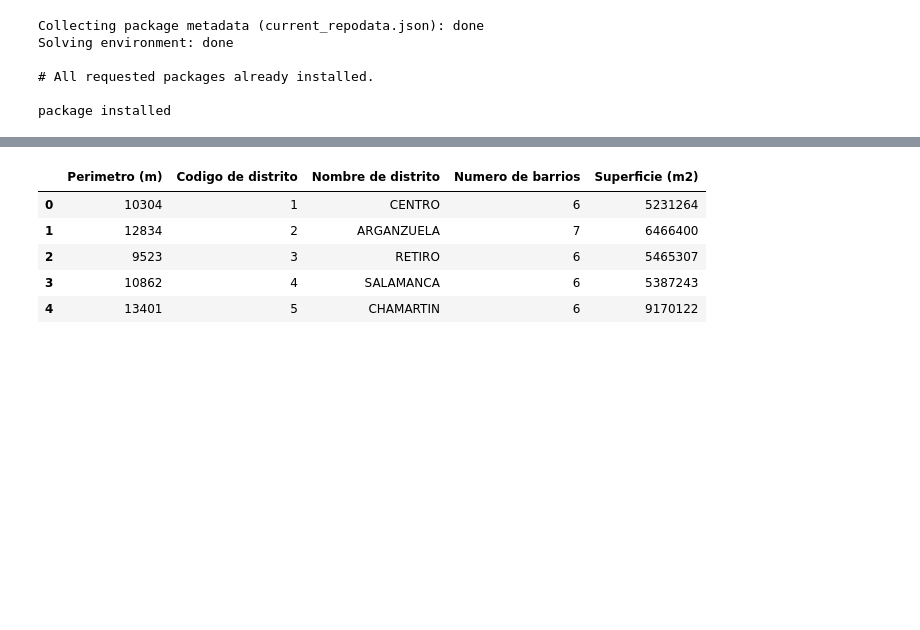
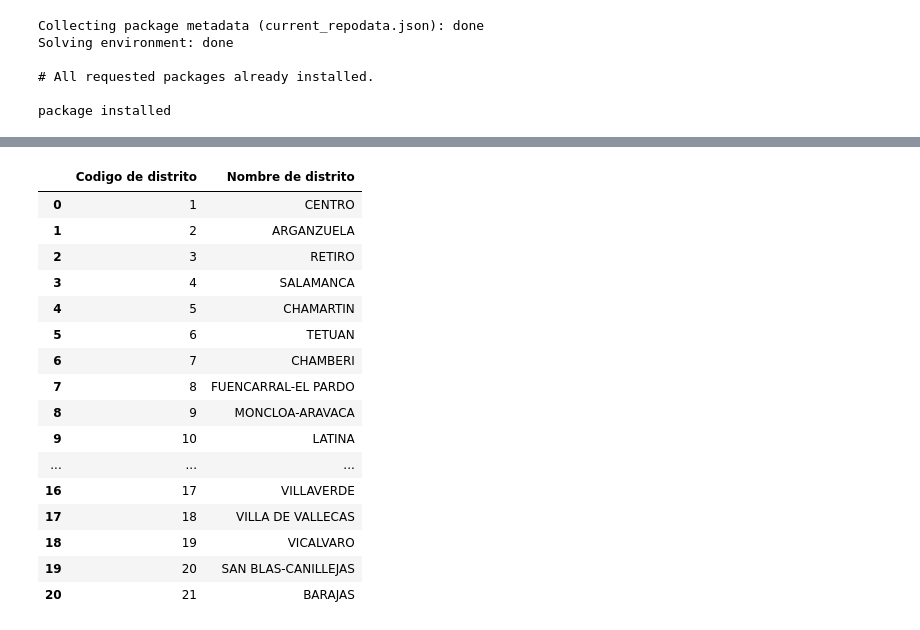
Before and after one commit to Rafa-SP/Battle-of-the-neighborhoods-Madrid, a Jupyter notebook: Battle-of-the-neighborhoods-madrid.ipynb, the cells around one changed output, grey strips where cells are left out. Cells and saved outputs as stored; diff of their text form; code cells hidden in the pictures; blank space fills up the shorter version.

```diff
--- a/Battle-of-the-neighborhoods-madrid.ipynb
+++ b/Battle-of-the-neighborhoods-madrid.ipynb
@@ -72,10 +82,22 @@ neighborhoods.head()
 # %%
 boroughs = pd.read_csv('DISTRITOS.csv',sep=';')
-boroughs.head()
+boroughs = boroughs.drop(columns={'Superficie (m2)', 'Perimetro (m)','Numero de barrios'})
+boroughs
 # %% [output]
-|  | Perimetro (m) | Codigo de distrito | Nombre de distrito | Numero de barrios | Superficie (m2) |
-| 0 | 10304 | 1 | CENTRO | 6 | 5231264 |
-| 1 | 12834 | 2 | ARGANZUELA | 7 | 6466400 |
-| 2 | 9523 | 3 | RETIRO | 6 | 5465307 |
-| 3 | 10862 | 4 | SALAMANCA | 6 | 5387243 |
-| 4 | 13401 | 5 | CHAMARTIN | 6 | 9170122 |
+|  | Codigo de distrito | Nombre de distrito |
+| 0 | 1 | CENTRO |
+| 1 | 2 | ARGANZUELA |
+| 2 | 3 | RETIRO |
+| 3 | 4 | SALAMANCA |
+| 4 | 5 | CHAMARTIN |
+| 5 | 6 | TETUAN |
+| 6 | 7 | CHAMBERI |
+| 7 | 8 | FUENCARRAL-EL PARDO |
+| 8 | 9 | MONCLOA-ARAVACA |
+| 9 | 10 | LATINA |
+| ... | ... | ... |
+| 16 | 17 | VILLAVERDE |
+| 17 | 18 | VILLA DE VALLECAS |
+| 18 | 19 | VICALVARO |
+| 19 | 20 | SAN BLAS-CANILLEJAS |
+| 20 | 21 | BARAJAS |
```
Also changed, not shown: parts of 8 cells of this notebook, 1 other file.
